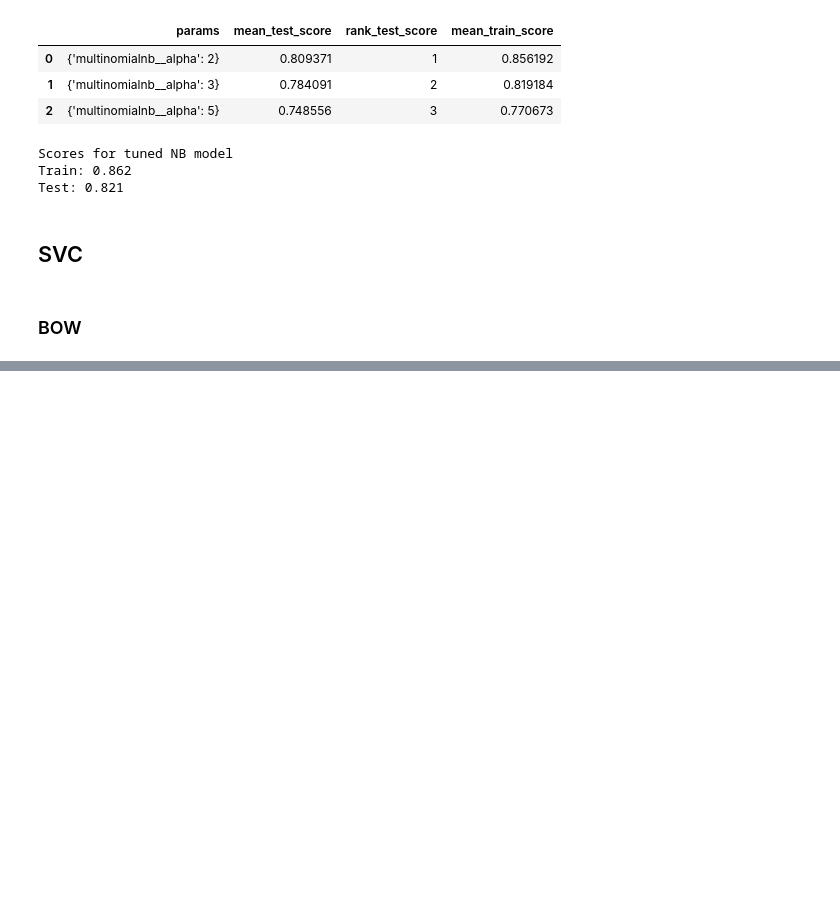
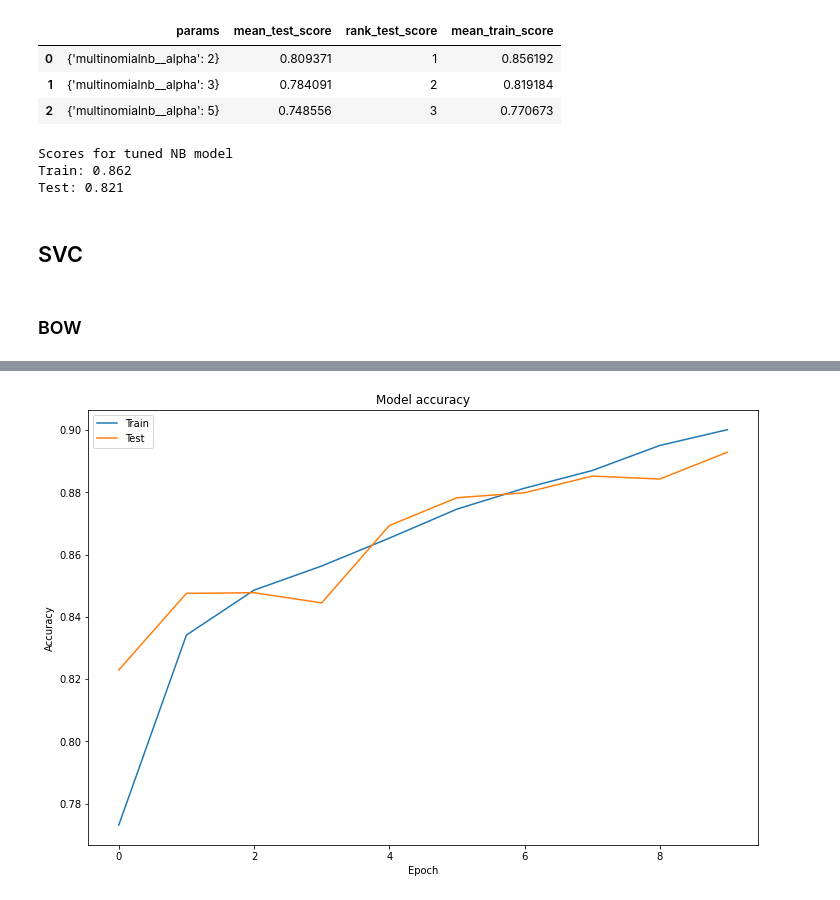
Before and after one commit to metalpole/rea, a Jupyter notebook: ipynb.ipynb, the cells around one changed output, grey strips where cells are left out. Cells and saved outputs as stored; diff of their text form; code cells hidden in the pictures; blank space fills up the shorter version.

```diff
--- a/ipynb.ipynb
+++ b/ipynb.ipynb
@@ -269,0 +321,13 @@ Fitting 5 folds for each of 1 candidates, totalling 5 fits
+# %%
+# train test split
+X_train, X_test, y_train, y_test = train_test_split(X, y, random_state=seed, test_size=0.1, stratify=y)
+# %%
+# Model definition
+model = Sequential()
+model.add(Bidirectional(LSTM(512, return_sequences=True), backward_layer=LSTM(512, return_sequences=True, go_backwards=True), input_shape=(maxlen,len(vocab))))
+model.add(Dropout(0.2))
+model.add(Bidirectional(LSTM(512)))
+model.add(Dropout(0.2))
+model.add(Dense(2, activity_regularizer=l2(0.002)))
+model.add(Activation('softmax'))
+model.compile(loss='categorical_crossentropy', optimizer='adam',metrics=['accuracy'])
@@ -269,0 +354,7 @@ Fitting 5 folds for each of 1 candidates, totalling 5 fits
+# %%
+callback = EarlyStopping(monitor='val_loss', patience=5)
+mc = ModelCheckpoint('lstm/model{epoch:08d}.h5', monitor='val_loss', mode='min', verbose=1)
+reduce_lr_acc = ReduceLROnPlateau(monitor='val_accuracy', factor=0.1, patience=2, verbose=1, min_delta=1e-4, mode='max')
+# %%
+batch_size = 512
+history = model.fit(X_train, y_train, batch_size=batch_size, epochs=10, verbose=1, validation_data =(X_test, y_test), callbacks=[callback, mc, reduce_lr_acc])
@@ -269,0 +379,12 @@ Fitting 5 folds for each of 1 candidates, totalling 5 fits
+# %%
+import matplotlib.pyplot as plt
+plt.figure(figsize=(12,8))
+plt.plot(history.history['accuracy'])
+plt.plot(history.history['val_accuracy'])
+plt.title('Model accuracy')
+plt.ylabel('Accuracy')
+plt.xlabel('Epoch')
+plt.legend(['Train', 'Test'], loc='upper left')
+plt.show()
+# %% [output]
+[figure, added]
```
Also changed, not shown: parts of 29 cells of this notebook, 5 other files.
